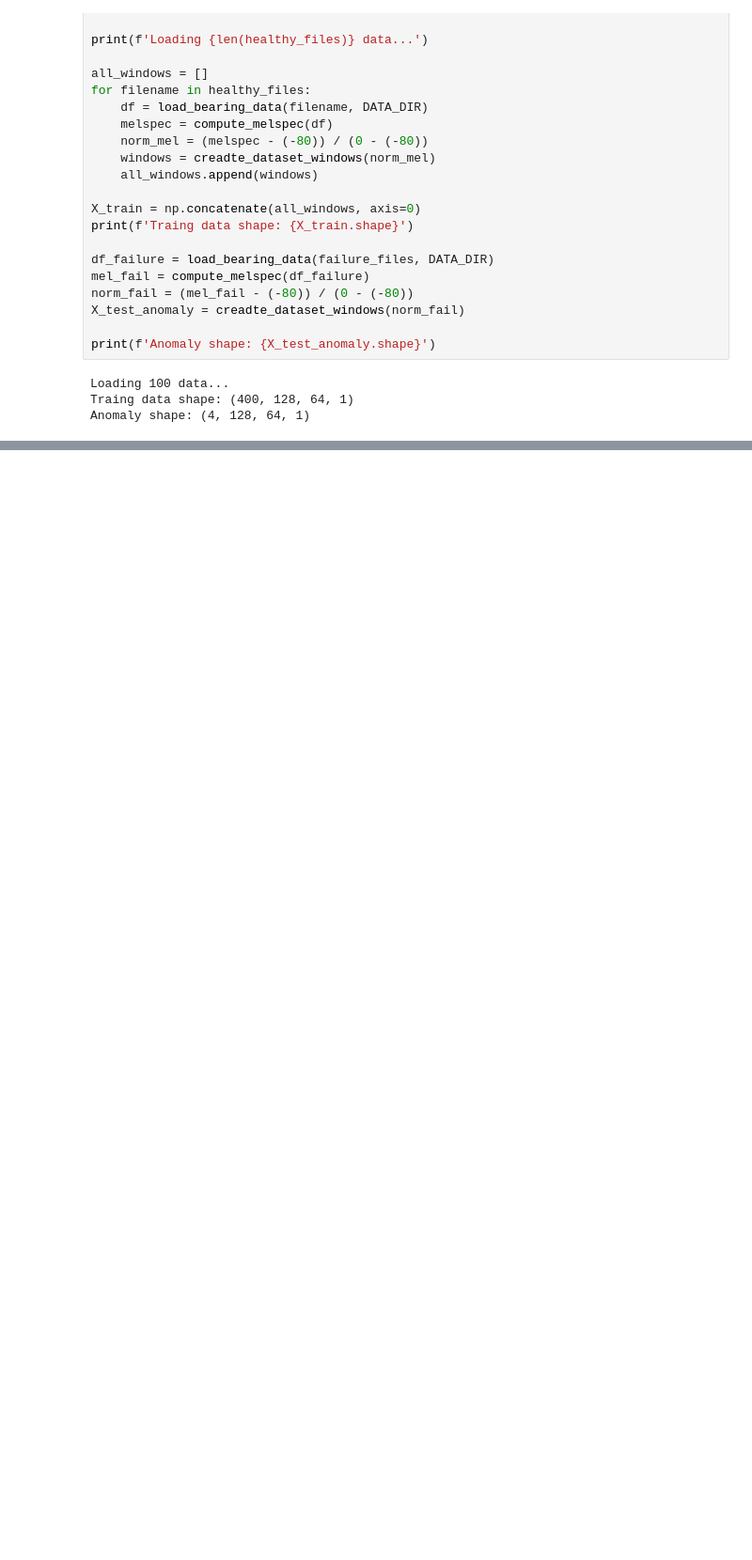
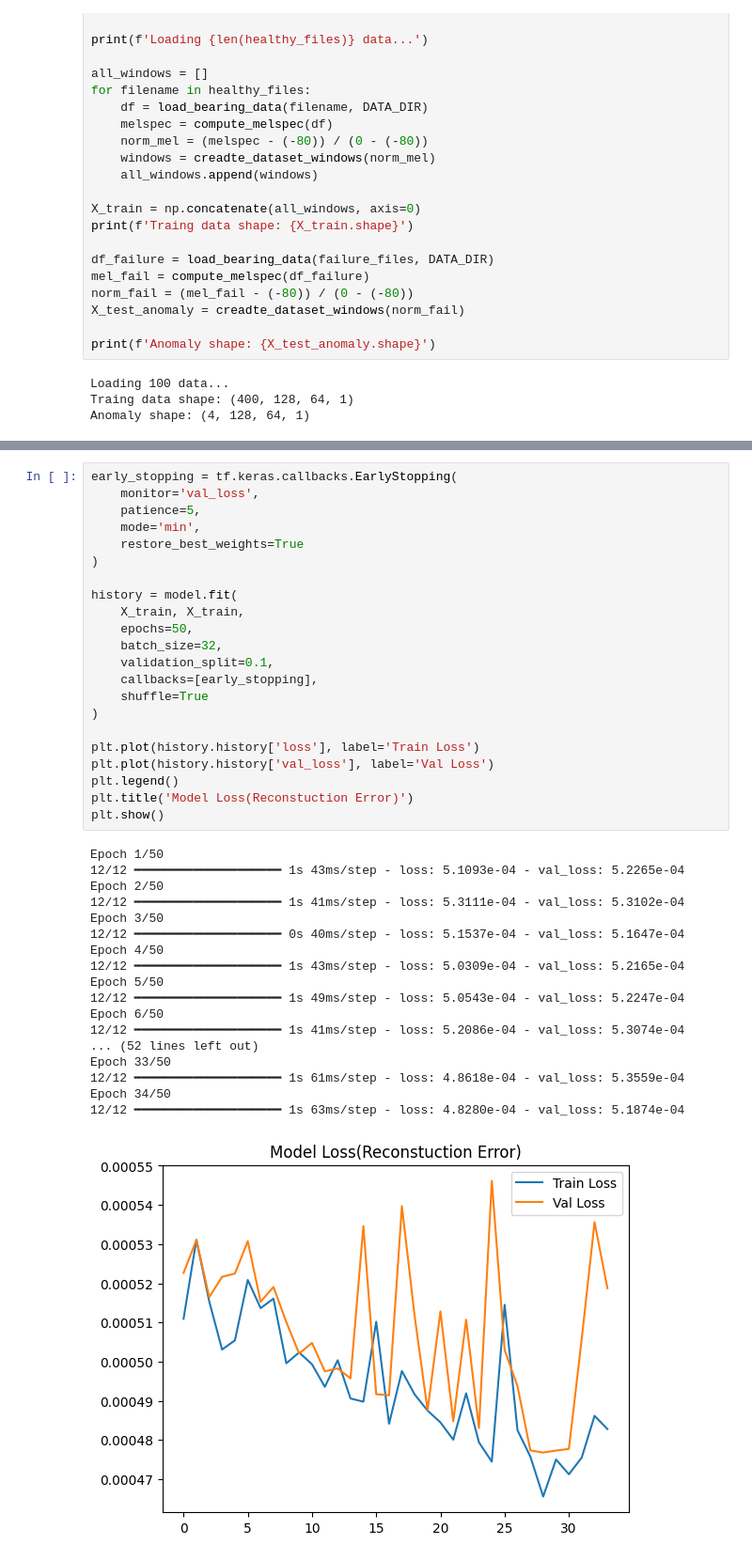
Before and after one commit to kwerulik/EchoGuard, a Jupyter notebook: notebooks/02_model_training.ipynb, the cells around one changed output, grey strips where cells are left out. Shown at 94% size. Drawn from its saved outputs; the diff is of its cells as text; blank space fills up the shorter version.

Commit message:
training

```diff
--- a/notebooks/02_model_training.ipynb
+++ b/notebooks/02_model_training.ipynb
@@ -86,3 +86,44 @@ Model: "sequential_1"
  Total params: 12,193 (47.63 KB)
  Trainable params: 12,193 (47.63 KB)
  Non-trainable params: 0 (0.00 B)
+# %%
+early_stopping = tf.keras.callbacks.EarlyStopping(
+    monitor='val_loss',
+    patience=5,
+    mode='min',
+    restore_best_weights=True
+)
+
+history = model.fit(
+    X_train, X_train,
+    epochs=50,
+    batch_size=32,
+    validation_split=0.1,
+    callbacks=[early_stopping],
+    shuffle=True
+)
+
+plt.plot(history.history['loss'], label='Train Loss')
+plt.plot(history.history['val_loss'], label='Val Loss')
+plt.legend()
+plt.title('Model Loss(Reconstuction Error)')
+plt.show()
+# %% [output]
+Epoch 1/50
+12/12 ━━━━━━━━━━━━━━━━━━━━ 1s 43ms/step - loss: 5.1093e-04 - val_loss: 5.2265e-04
+Epoch 2/50
+12/12 ━━━━━━━━━━━━━━━━━━━━ 1s 41ms/step - loss: 5.3111e-04 - val_loss: 5.3102e-04
+Epoch 3/50
+12/12 ━━━━━━━━━━━━━━━━━━━━ 0s 40ms/step - loss: 5.1537e-04 - val_loss: 5.1647e-04
+Epoch 4/50
+12/12 ━━━━━━━━━━━━━━━━━━━━ 1s 43ms/step - loss: 5.0309e-04 - val_loss: 5.2165e-04
+Epoch 5/50
+12/12 ━━━━━━━━━━━━━━━━━━━━ 1s 49ms/step - loss: 5.0543e-04 - val_loss: 5.2247e-04
+Epoch 6/50
+12/12 ━━━━━━━━━━━━━━━━━━━━ 1s 41ms/step - loss: 5.2086e-04 - val_loss: 5.3074e-04
+... (52 lines left out)
+Epoch 33/50
+12/12 ━━━━━━━━━━━━━━━━━━━━ 1s 61ms/step - loss: 4.8618e-04 - val_loss: 5.3559e-04
+Epoch 34/50
+12/12 ━━━━━━━━━━━━━━━━━━━━ 1s 63ms/step - loss: 4.8280e-04 - val_loss: 5.1874e-04
+[figure, added]
```
Also changed, not shown: parts of 1 cell of this notebook.
